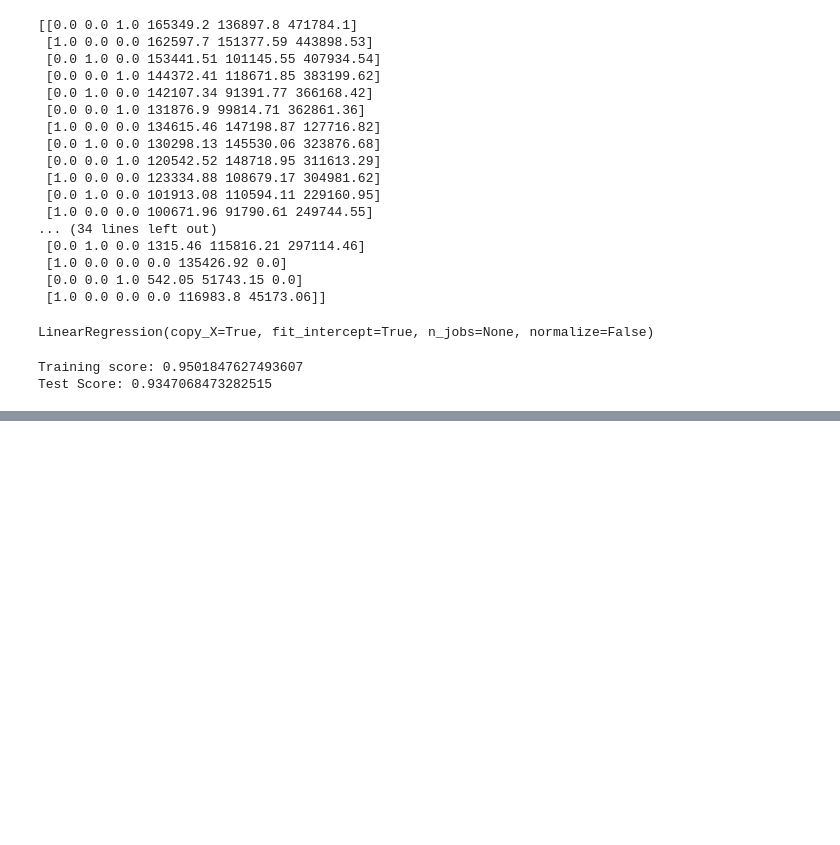
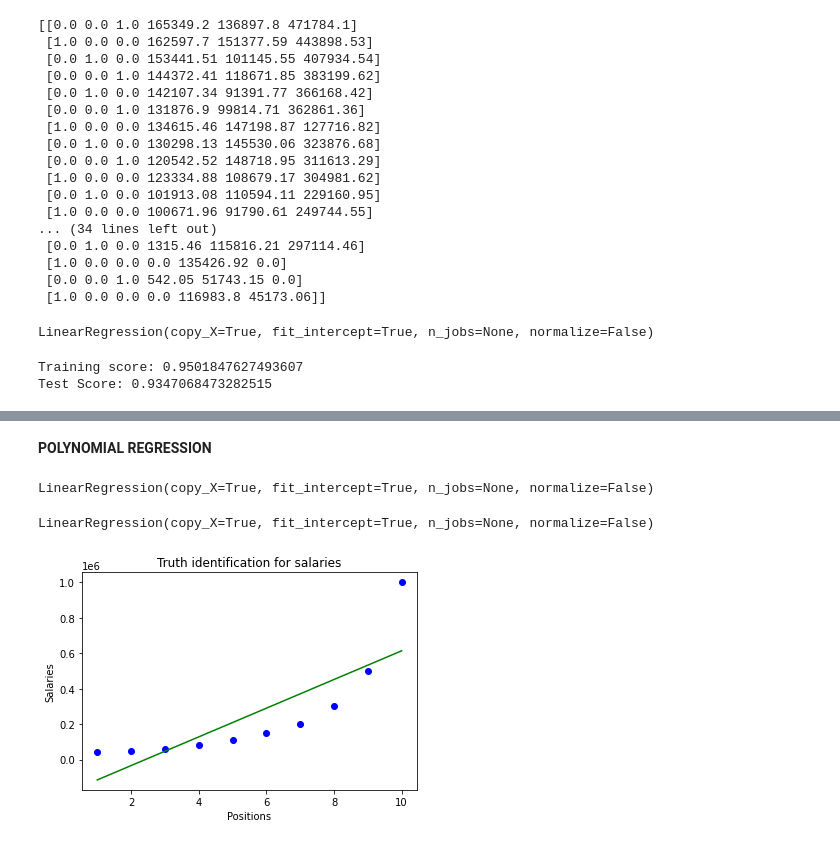
Before and after one commit to davidr1008/Day6, a Jupyter notebook: Day6.ipynb, the cells around one changed output, grey strips where cells are left out. Saved outputs shown, nothing was run; the diff lists cells and outputs as text; code cells hidden in the pictures; blank space fills up the shorter version.

```diff
--- a/Day6.ipynb
+++ b/Day6.ipynb
@@ -75,0 +93,31 @@ Test Score: 0.9347068473282515
+# %% [markdown]
+**POLYNOMIAL REGRESSION**
+# %%
+data = pd.read_csv("/content/Position_Salaries.csv")
+# %%
+x= data.iloc[:,1:-1].values
+y = data.iloc[:,-1].values
+# %%
+from sklearn.linear_model import LinearRegression
+
+lin1_reg = LinearRegression()
+lin1_reg.fit(x,y)
+# %% [output]
+LinearRegression(copy_X=True, fit_intercept=True, n_jobs=None, normalize=False)
+# %%
+from sklearn.preprocessing import PolynomialFeatures
+poly_reg = PolynomialFeatures(degree = 2)
+x_poly = poly_reg.fit_transform(x)
+lin2_reg = LinearRegression()
+lin2_reg.fit(x_poly, y)
+# %% [output]
+LinearRegression(copy_X=True, fit_intercept=True, n_jobs=None, normalize=False)
+# %%
+plt.scatter(x, y, color = "blue")
+plt.plot(x, lin1_reg.predict(x), color = "green")
+plt.title("Truth identification for salaries")
+plt.xlabel("Positions")
+plt.ylabel("Salaries")
+plt.show()
+# %% [output]
+[figure, added]
```
Also changed, not shown: parts of 7 cells of this notebook.
